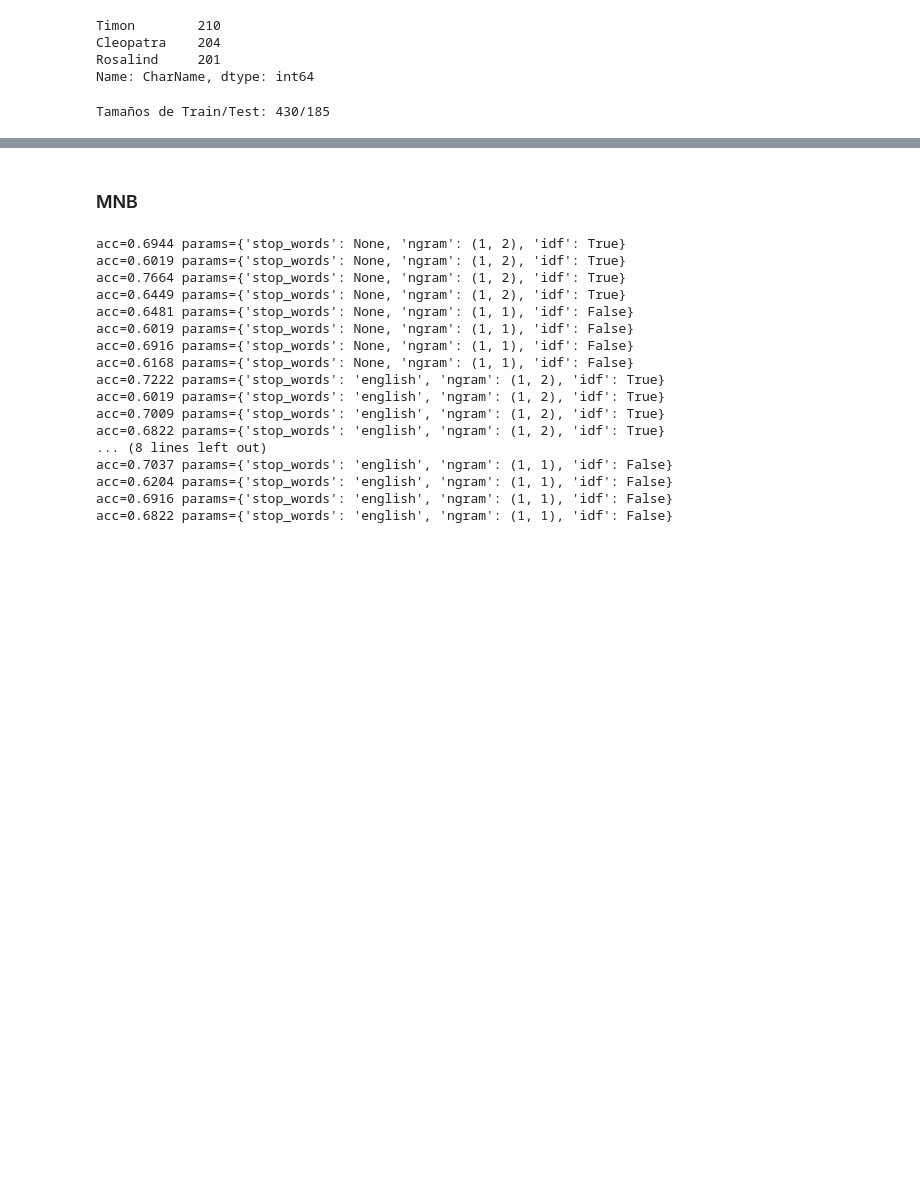
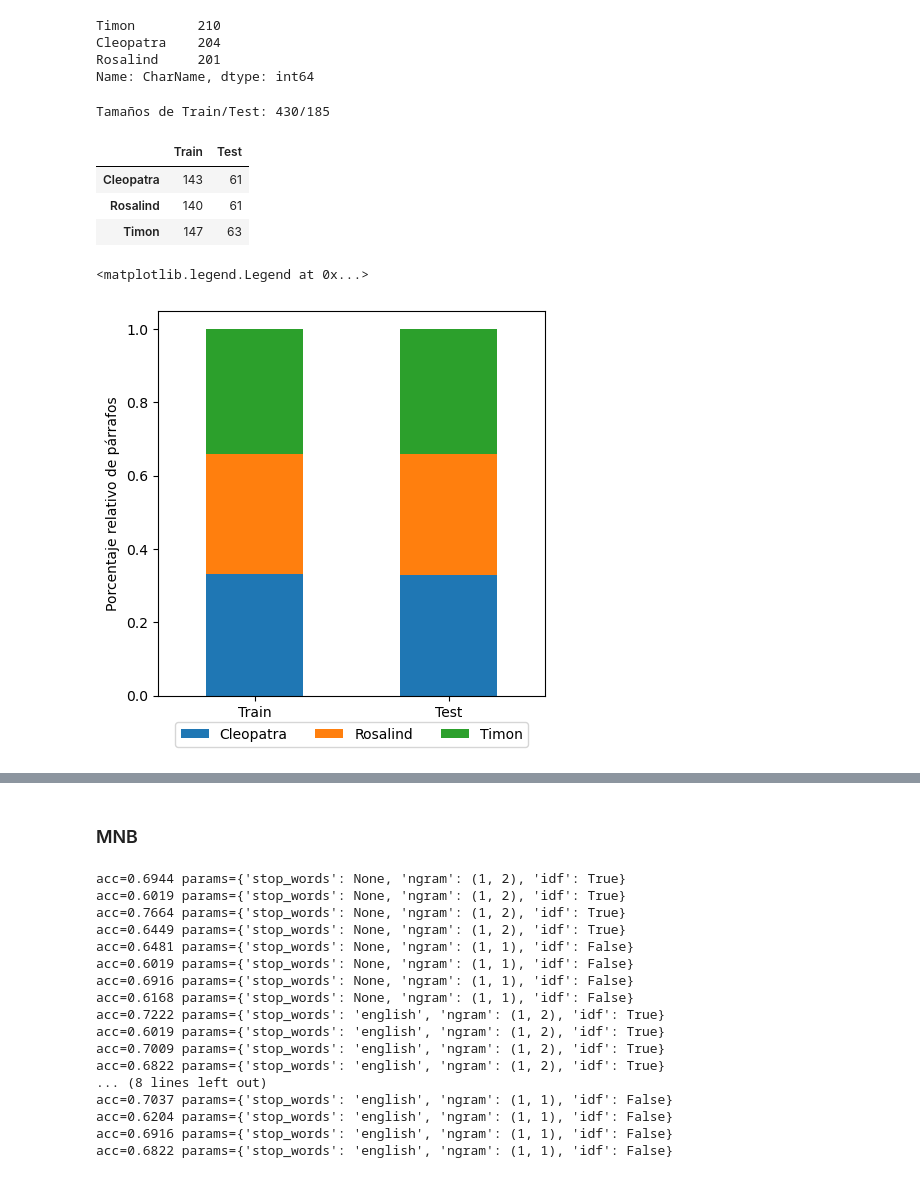
Before and after one commit to AnaCortazzo/ShakespeareTarea1, a Jupyter notebook: Tarea_2/shakespeare_AA_tarea_2.ipynb, the cells around one changed output, grey strips where cells are left out. Drawn from its saved outputs; the diff is of its cells as text; code cells hidden in the pictures; blank space fills up the shorter version.

```diff
--- a/Tarea_2/shakespeare_AA_tarea_2.ipynb
+++ b/Tarea_2/shakespeare_AA_tarea_2.ipynb
@@ -964,5 +953,41 @@ X_train, X_test, y_train, y_test = train_test_split(X, y, test_size=0.3, random_
 print(f"Tamaños de Train/Test: {len(X_train)}/{len(X_test)}")
 # %% [output]
 Tamaños de Train/Test: 430/185
+# %%
+#convierto a dataframe pandas
+df_y_test = pd.DataFrame({'CharName': y_test})
+df_y_train = pd.DataFrame({'CharName': y_train})
+
+count_train = df_y_train['CharName'].value_counts()
+count_test = df_y_test['CharName'].value_counts()
+df = pd.DataFrame({'Train': count_train, 'Test': count_test})
+df
+# %% [output]
+|  | Train | Test |
+| Cleopatra | 143 | 61 |
+| Rosalind | 140 | 61 |
+| Timon | 147 | 63 |
+# %%
+# visualización que permita verificar que el balance de párrafos de cada personaje es similar en train y test
+
+#frecuencia de cada personaje
+count_train = df_y_train['CharName'].value_counts(normalize=True)
+count_test = df_y_test['CharName'].value_counts(normalize=True)
+
+# Combino todo para graficar
+df = pd.DataFrame({'Train': count_train, 'Test': count_test})
+df = df.reset_index().rename(columns={'index': 'CharName'})
+#transpongo los datos
+df = df.set_index('CharName').transpose()
+
+ax = df.plot(kind='bar', stacked=True, figsize=(5, 5))
+_ = plt.xticks(rotation=0)
+
+ax.set_ylabel('Porcentaje relativo de párrafos')
+plt.legend(bbox_to_anchor=(0.5, -0.05), loc='upper center', ncol=3)
+#ax.set_title('Porcentaje relativo de párrafos por personajes en entrenamiento y prueba')
+# %% [output]
+<matplotlib.legend.Legend at 0x...>
+[figure, added]
 # %%
 # variar stop words, n-gramas y demás
```
Also changed, not shown: parts of 29 cells of this notebook, 9 other files.
